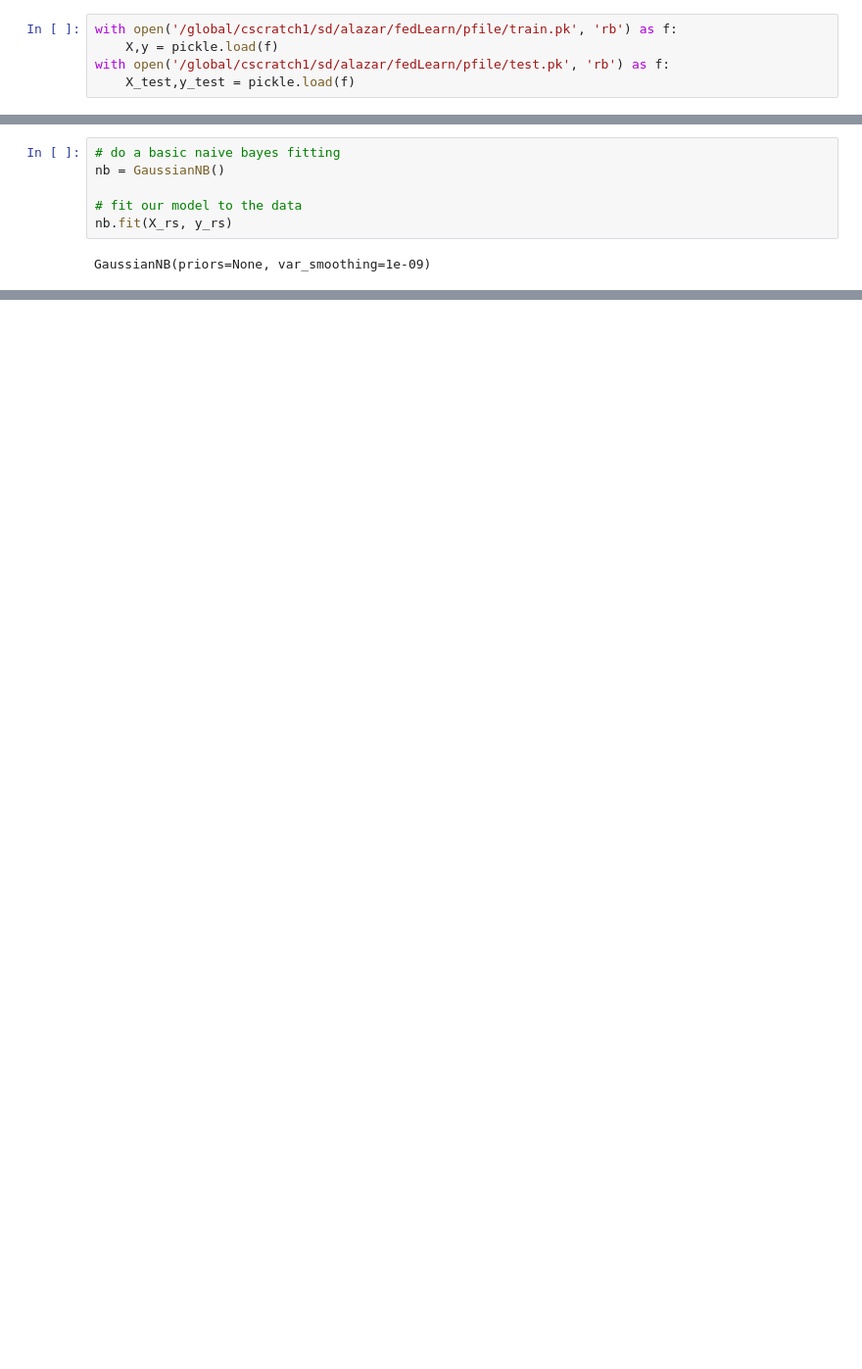
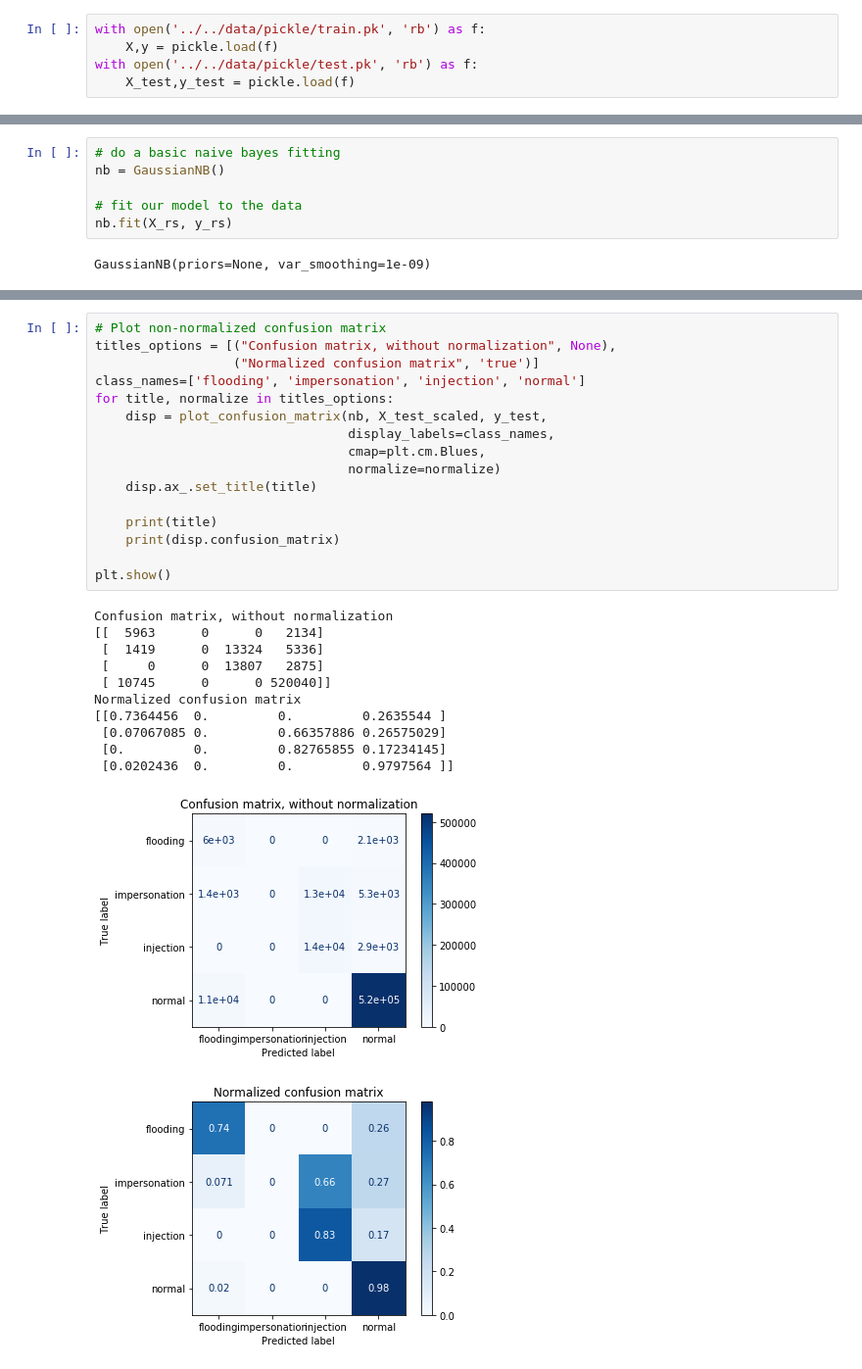
Before and after one commit to shibha20/Intrusion-Detection-in-Wireless-Network, a Jupyter notebook: src/umap.ipynb, the cells around one changed output, grey strips where cells are left out. Shown: that part at 98% size. Cells and saved outputs as stored; diff of their text form; blank space fills up the shorter version.

Commit message:
updated preprocessing and added confusion matrix

```diff
--- a/src/umap.ipynb
+++ b/src/umap.ipynb
@@ -26,7 +29,7 @@ from imblearn.datasets import make_imbalance
 # %%
-with open('/global/cscratch1/sd/alazar/fedLearn/pfile/train.pk', 'rb') as f:
+with open('../../data/pickle/train.pk', 'rb') as f:
     X,y = pickle.load(f)
-with open('/global/cscratch1/sd/alazar/fedLearn/pfile/test.pk', 'rb') as f:
+with open('../../data/pickle/test.pk', 'rb') as f:
     X_test,y_test = pickle.load(f)
 # %%
 scaler = MinMaxScaler()
@@ -114,3 +110,32 @@ get_test_accuracy_of(nb)
+# %%
+# Plot non-normalized confusion matrix
+titles_options = [("Confusion matrix, without normalization", None),
+                  ("Normalized confusion matrix", 'true')]
+class_names=['flooding', 'impersonation', 'injection', 'normal']
+for title, normalize in titles_options:
+    disp = plot_confusion_matrix(nb, X_test_scaled, y_test,
+                                 display_labels=class_names,
+                                 cmap=plt.cm.Blues,
+                                 normalize=normalize)
+    disp.ax_.set_title(title)
+
+    print(title)
+    print(disp.confusion_matrix)
+
+plt.show()
+# %% [output]
+Confusion matrix, without normalization
+[[  5963      0      0   2134]
+ [  1419      0  13324   5336]
+ [     0      0  13807   2875]
+ [ 10745      0      0 520040]]
+Normalized confusion matrix
+[[0.7364456  0.         0.         0.2635544 ]
+ [0.07067085 0.         0.66357886 0.26575029]
+ [0.         0.         0.82765855 0.17234145]
+ [0.0202436  0.         0.         0.9797564 ]]
+[figure, added]
+[figure, added]
 # %%
 lr = LogisticRegression()
 
```
Also changed, not shown: parts of 53 cells of this notebook, 4 other files.
